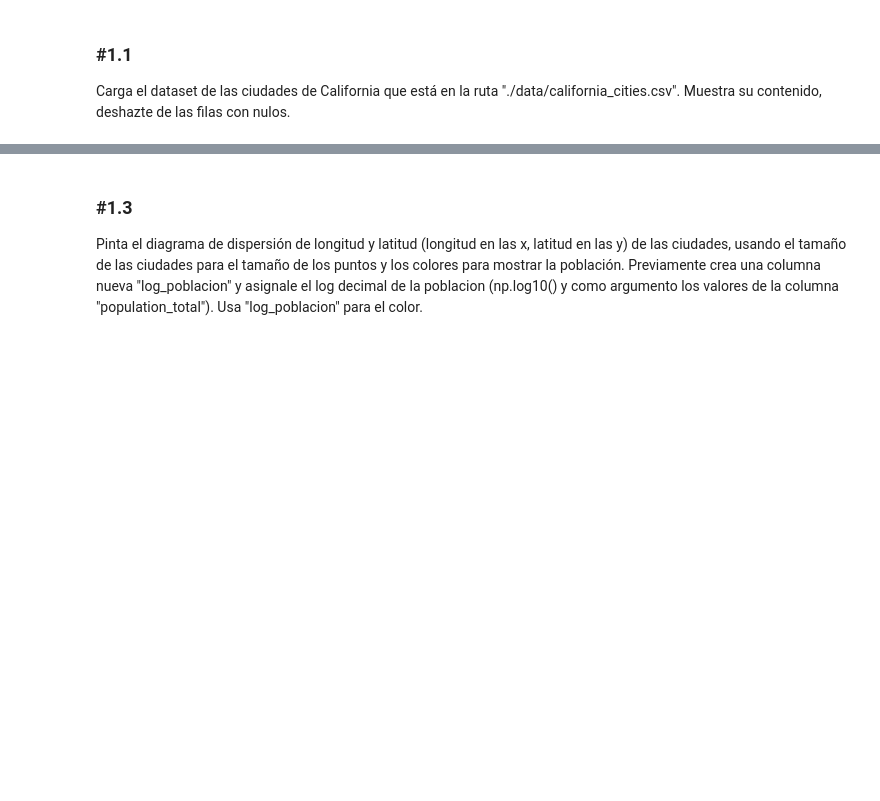
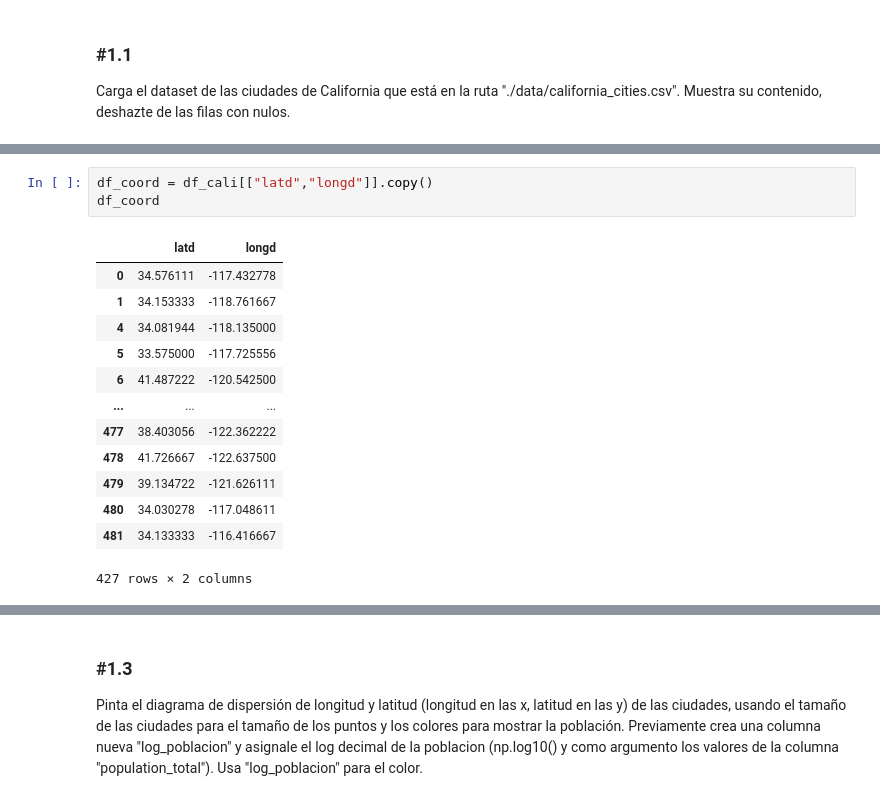
Before and after one commit to Javidalin/Data_Science_Bootcamp, a Jupyter notebook: DS_Online_Octubre24/03_Analisis_de_Datos/Sprint_08/Unidad_02/Practica_Obligatoria/18_Practica_Obligatoria_Visualizacion_Presentacion.ipynb, the cells around one changed output, grey strips where cells are left out. Drawn from its saved outputs; the diff is of its cells as text; blank space fills up the shorter version.

```diff
--- a/DS_Online_Octubre24/03_Analisis_de_Datos/Sprint_08/Unidad_02/Practica_Obligatoria/18_Practica_Obligatoria_Visualizacion_Presentacion.ipynb
+++ b/DS_Online_Octubre24/03_Analisis_de_Datos/Sprint_08/Unidad_02/Practica_Obligatoria/18_Practica_Obligatoria_Visualizacion_Presentacion.ipynb
@@ -35,0 +58,17 @@ EXTRA: Añade un argumento que controle si la función pinta una leyenda para co
+# %%
+df_coord = df_cali[["latd","longd"]].copy()
+df_coord
+# %% [output]
+|  | latd | longd |
+| 0 | 34.576111 | -117.432778 |
+| 1 | 34.153333 | -118.761667 |
+| 4 | 34.081944 | -118.135000 |
+| 5 | 33.575000 | -117.725556 |
+| 6 | 41.487222 | -120.542500 |
+| ... | ... | ... |
+| 477 | 38.403056 | -122.362222 |
+| 478 | 41.726667 | -122.637500 |
+| 479 | 39.134722 | -121.626111 |
+| 480 | 34.030278 | -117.048611 |
+| 481 | 34.133333 | -116.416667 |
+427 rows × 2 columns
```
Also changed, not shown: parts of 8 cells of this notebook, 17 other files.
